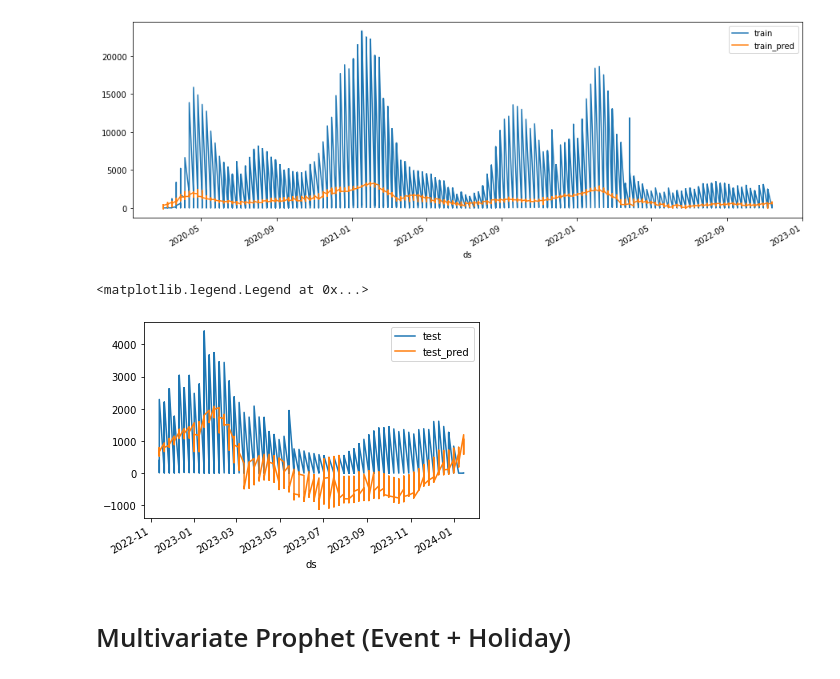
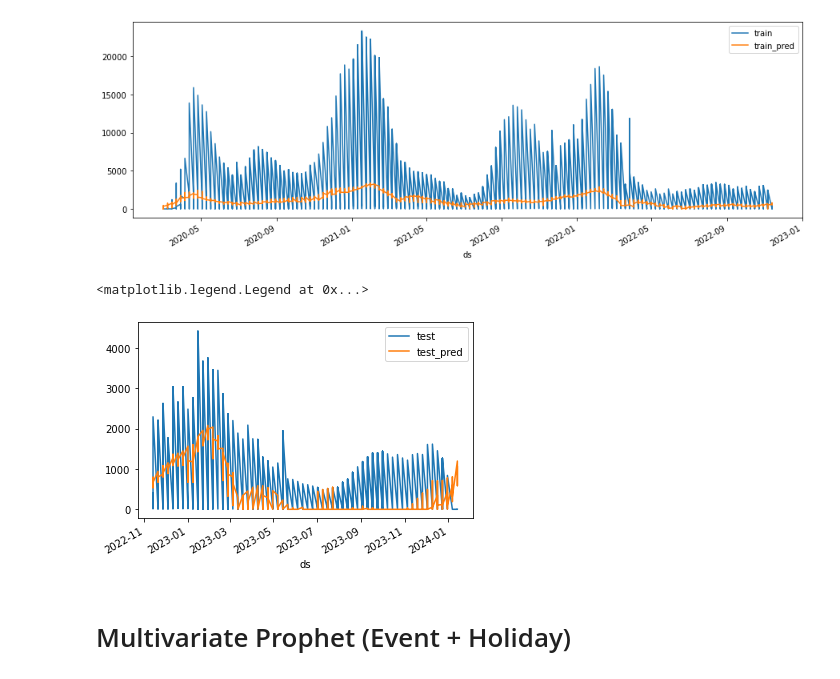
Before and after one commit to y-ginther/DS-Capstone, a Jupyter notebook: Prophet_c.ipynb, the cells around one changed output. Saved outputs shown, nothing was run; the diff lists cells and outputs as text; code cells hidden in the pictures.

```diff
--- a/Prophet_c.ipynb
+++ b/Prophet_c.ipynb
@@ -1328,11 +1369,12 @@ plt.legend(['train', 'train_pred'])
 [figure]
 # %%
 test_pred=model_multivariate.predict(multivar_test.reset_index()).set_index('ds')
+test_pred['yhat'] = np.maximum(test_pred['yhat'], 0) # clamp negtaive values
 pd.concat([multivar_test['y'],test_pred['yhat']], axis=1).plot( )
 plt.legend(['test', 'test_pred'])
 # %% [output]
 <matplotlib.legend.Legend at 0x...>
-[figure, old version]
+[figure, new version]
 # %%
 mae = mean_absolute_error(multivar_test['y'],test_pred['yhat'])
 r2 = r2_score(multivar_test['y'],test_pred['yhat'])
```
Also changed, not shown: parts of 61 cells of this notebook.
